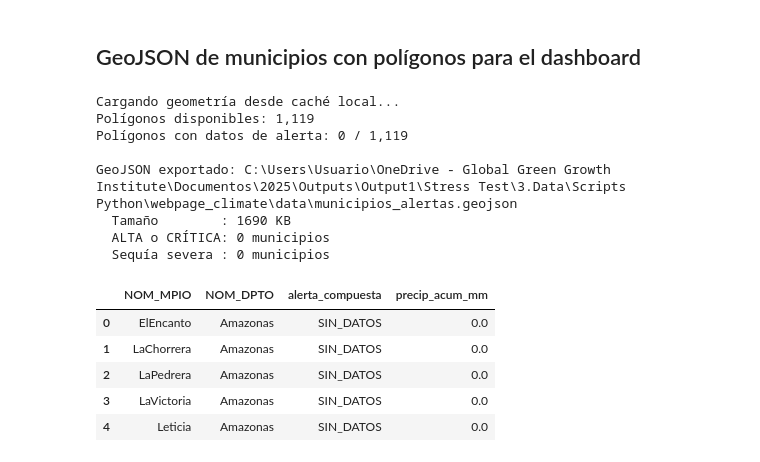
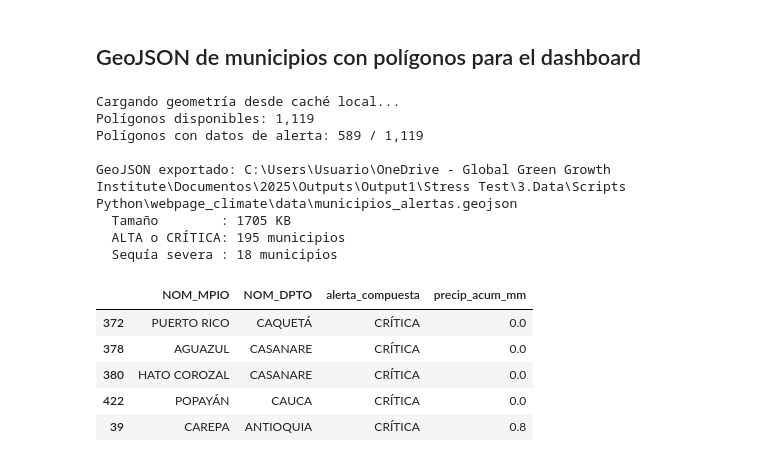
Before and after one commit to gadielfelipe/sources_of_0015, a Jupyter notebook: scripts_python/datos precipitacion diarios.ipynb, the cells around one changed output. Cells and saved outputs as stored; diff of their text form; code cells hidden in the pictures.

```diff
--- a/scripts_python/datos precipitacion diarios.ipynb
+++ b/scripts_python/datos precipitacion diarios.ipynb
@@ -346,7 +346,7 @@ if 'COD_MPIO' not in gdf_geo.columns:
         ).drop_duplicates('index').set_index('index')['COD_MPIO']
         gdf_geo.loc[missing, 'COD_MPIO'] = gdf_geo[missing].index.map(near)
 
-    gdf_geo['COD_MPIO'] = gdf_geo['COD_MPIO'].astype(str).str.strip()
+    gdf_geo['COD_MPIO'] = pd.to_numeric(gdf_geo['COD_MPIO'], errors='coerce').apply(lambda x: str(int(x)) if pd.notna(x) else '').str.strip()
     gdf_geo.to_file(geo_cache, driver='GPKG')
     print(f"  → COD_MPIO asignado ({gdf_geo['COD_MPIO'].notna().sum():,} polígonos) y caché actualizado")
 
@@ -365,7 +365,7 @@ cols_join = [
 df_alert = df_alert[[c for c in cols_join if c in df_alert.columns]]
 
 # ── 3. Join por código DANE ──────────────────────────────────────────────────
-gdf_geo['COD_MPIO'] = gdf_geo['COD_MPIO'].astype(str).str.strip()
+gdf_geo['COD_MPIO'] = pd.to_numeric(gdf_geo['COD_MPIO'], errors='coerce').apply(lambda x: str(int(x)) if pd.notna(x) else '').str.strip()
 gdf_out = gdf_geo.merge(df_alert, on='COD_MPIO', how='left')
 matched = gdf_out['alerta'].notna().sum()
 print(f"Polígonos con datos de alerta: {matched:,} / {len(gdf_out):,}")
@@ -376,39 +376,39 @@ for col in ['precip_acum_mm', 'precip_max_10min', 'frecuencia_extremos', 'frecue
 gdf_out['alerta']             = pd.to_numeric(gdf_out['alerta'], errors='coerce').fillna(-1).astype(int)
 gdf_out['alerta_compuesta']   = gdf_out['alerta_compuesta'].fillna('SIN_DATOS')
 gdf_out['sequia_categoria']   = gdf_out['sequia_categoria'].fillna('NORMAL')
 gdf_out['tendencia']          = gdf_out['tendencia'].fillna('sin_datos')
 gdf_out['municipio_afectado'] = pd.to_numeric(gdf_out['municipio_afectado'], errors='coerce').fillna(0).astype(int)
 gdf_out['NOM_MPIO']           = gdf_out['NOM_MPIO'].fillna(gdf_out['NAME_2'])
 gdf_out['NOM_DPTO']           = gdf_out['NOM_DPTO'].fillna(gdf_out['NAME_1'])
 
 # ── 5. Exportar GeoJSON ───────────────────────────────────────────────────────
 keep = ['NAME_1', 'NAME_2', 'COD_MPIO', 'NOM_MPIO', 'NOM_DPTO',
         'alerta', 'alerta_compuesta', 'precip_acum_mm', 'precip_max_10min',
         'n_estaciones', 'sequia_categoria', 'fecha', 'municipio_afectado',
         'frecuencia_extremos', 'frecuencia_reciente', 'tendencia', 'geometry']
 gdf_final = gdf_out[[c for c in keep if c in gdf_out.columns]]
 
 out_geo = os.path.join(WEB_DATA_DIR, 'municipios_alertas.geojson')
 gdf_final.to_file(out_geo, driver='GeoJSON')
 size_kb = os.path.getsize(out_geo) / 1024
 
 print(f"\nGeoJSON exportado: {out_geo}")
 print(f"  Tamaño        : {size_kb:.0f} KB")
 print(f"  ALTA o CRÍTICA: {(gdf_final['alerta'] >= 2).sum():,} municipios")
 print(f"  Sequía severa : {(gdf_final['sequia_categoria'].isin(['SEVERA','EXTREMA'])).sum():,} municipios")
 gdf_final.sort_values('alerta', ascending=False).head(5)[['NOM_MPIO','NOM_DPTO','alerta_compuesta','precip_acum_mm']]
 # %% [output]
 Cargando geometría desde caché local...
 Polígonos disponibles: 1,119
-Polígonos con datos de alerta: 0 / 1,119
+Polígonos con datos de alerta: 589 / 1,119
 
 GeoJSON exportado: C:\Users\Usuario\OneDrive - Global Green Growth Institute\Documentos\2025\Outputs\Output1\Stress Test\3.Data\Scripts Python\webpage_climate\data\municipios_alertas.geojson
-  Tamaño        : 1690 KB
-  ALTA o CRÍTICA: 0 municipios
-  Sequía severa : 0 municipios
+  Tamaño        : 1705 KB
+  ALTA o CRÍTICA: 195 municipios
+  Sequía severa : 18 municipios
 |  | NOM_MPIO | NOM_DPTO | alerta_compuesta | precip_acum_mm |
-| 0 | ElEncanto | Amazonas | SIN_DATOS | 0.0 |
-| 1 | LaChorrera | Amazonas | SIN_DATOS | 0.0 |
-| 2 | LaPedrera | Amazonas | SIN_DATOS | 0.0 |
-| 3 | LaVictoria | Amazonas | SIN_DATOS | 0.0 |
-| 4 | Leticia | Amazonas | SIN_DATOS | 0.0 |
+| 372 | PUERTO RICO | CAQUETÁ | CRÍTICA | 0.0 |
+| 378 | AGUAZUL | CASANARE | CRÍTICA | 0.0 |
+| 380 | HATO COROZAL | CASANARE | CRÍTICA | 0.0 |
+| 422 | POPAYÁN | CAUCA | CRÍTICA | 0.0 |
+| 39 | CAREPA | ANTIOQUIA | CRÍTICA | 0.8 |
```
Also changed, not shown: 2 other files.
